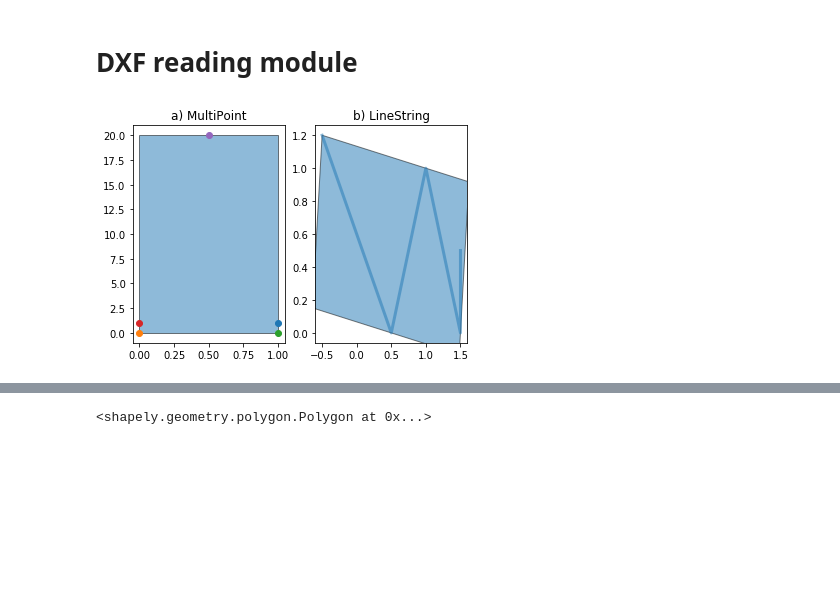
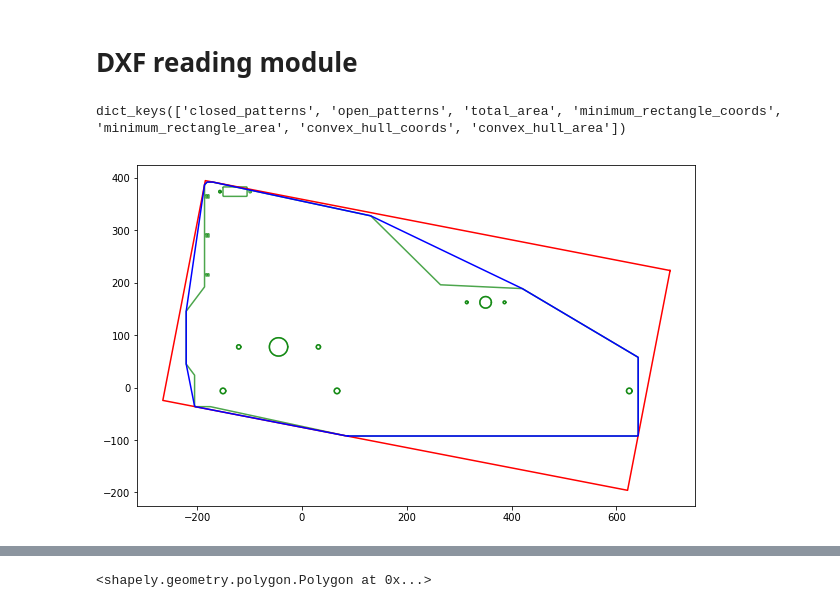
Before and after one commit to rudloffl/sheet-metal-cost-calculator, a Jupyter notebook: Notebooks/A1 - dxf parsing.ipynb, the cells around one changed output, grey strips where cells are left out. Cells and saved outputs as stored; diff of their text form; code cells hidden in the pictures; blank space fills up the shorter version.

Commit message:
The DXF parser... is parsing :-)

```diff
--- a/Notebooks/A1 - dxf parsing.ipynb
+++ b/Notebooks/A1 - dxf parsing.ipynb
@@ -94,40 +72,0 @@ class dxfparser():
-# %%
-from shapely.geometry import MultiPoint, Polygon, LineString
-import matplotlib.pyplot as plt
-from descartes.patch import PolygonPatch
-
-#from figures import DARKGRAY, GRAY, BLUE, SIZE, set_limits
-
-fig = plt.figure(1)
-fig.set_frameon(True)
-
-# 1
-ax = fig.add_subplot(121)
-
-mp = MultiPoint([(1, 1), (0, 0), (1, 0), (0, 1), (0.5, 20)])
-rect = mp.minimum_rotated_rectangle
-
-for p in mp:
-    ax.plot(p.x, p.y, 'o')
-patch = PolygonPatch(rect, alpha=0.5, zorder=2)
-ax.add_patch(patch)
-ax.set_title('a) MultiPoint')
-
-#set_limits(ax, -1, 2, -1, 2)
-
-# 2
-ax = fig.add_subplot(122)
-ls = LineString([(-0.5, 1.2), (0.5, 0), (1, 1), (1.5, 0), (1.5, 0.5)])
-rect = ls.minimum_rotated_rectangle
-
-ax.plot(*ls.xy, linewidth=3, alpha=0.5, zorder=2)
-patch = PolygonPatch(rect,  alpha=0.5, zorder=2)
-ax.add_patch(patch)
-
-#set_limits(ax, -1, 2, -1, 2)
-
-ax.set_title('b) LineString')
-
-plt.show()
-# %% [output]
-[figure, removed]
@@ -133,0 +224,12 @@ plt.show()
+# %%
+dxfparser = DxfParser()
+#print(dxflist[0])
+details = dxfparser.parse(dxflist[0])
+details.keys()
+#details['total_surface']
+# %% [output]
+dict_keys(['closed_patterns', 'open_patterns', 'total_area', 'minimum_rectangle_coords', 'minimum_rectangle_area', 'convex_hull_coords', 'convex_hull_area'])
+# %%
+plot_dxf(details)
+# %% [output]
+[figure, added]
```
Also changed, not shown: parts of 18 cells of this notebook.
